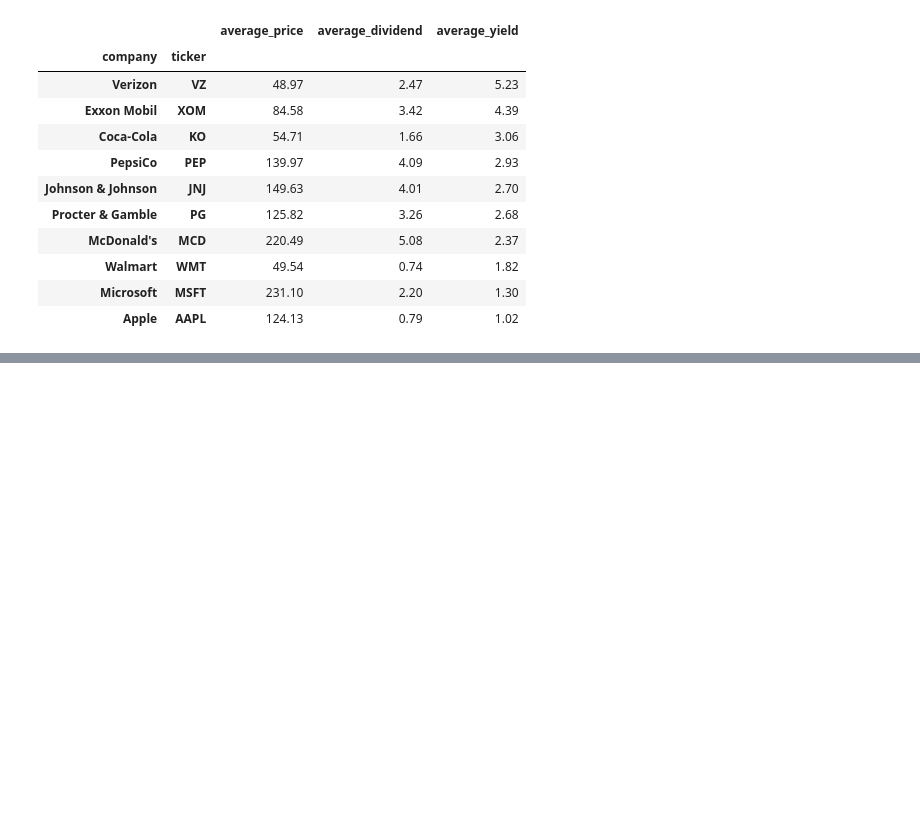
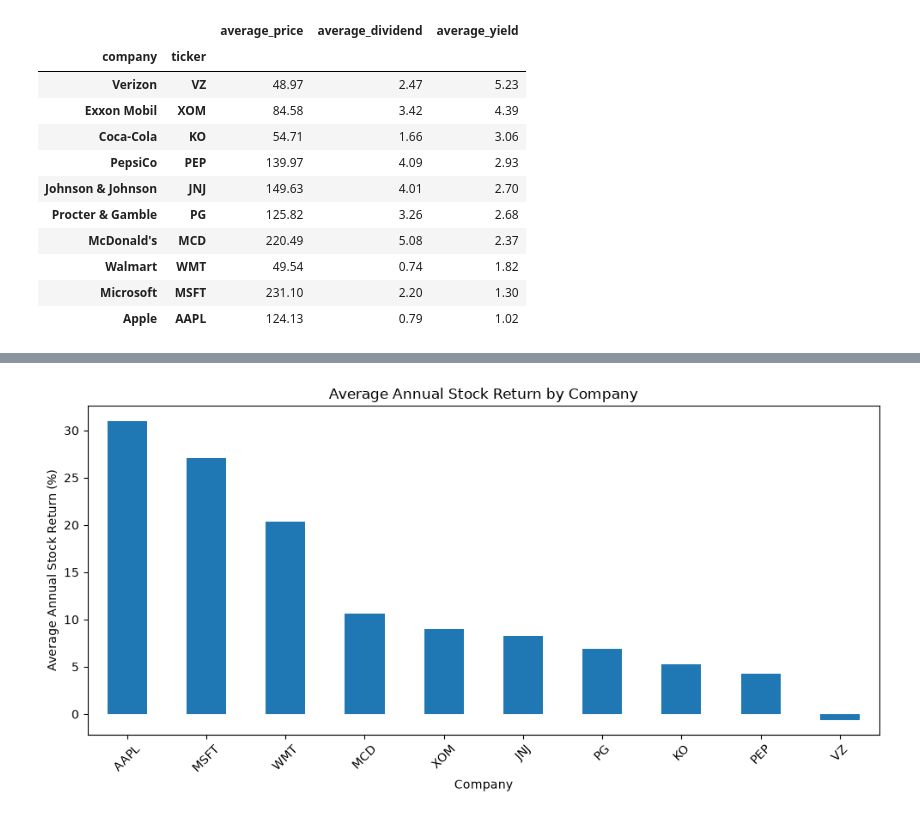
Before and after one commit to Jenniskamboj/Dividend-Puzzle-Analyzer, a Jupyter notebook: notebooks/01_data_understanding.ipynb, the cells around one changed output, grey strips where cells are left out. Cells and saved outputs as stored; diff of their text form; code cells hidden in the pictures; blank space fills up the shorter version.

```diff
--- a/notebooks/01_data_understanding.ipynb
+++ b/notebooks/01_data_understanding.ipynb
@@ -1096,0 +1296,14 @@ company_summary.to_csv(
+# %%
+average_stock_return.plot(
+    kind="bar",
+    figsize=(10, 5)
+)
+
+plt.title("Average Annual Stock Return by Company")
+plt.xlabel("Company")
+plt.ylabel("Average Annual Stock Return (%)")
+plt.xticks(rotation=45)
+plt.tight_layout()
+plt.show()
+# %% [output]
+[figure, added]
```
Also changed, not shown: parts of 29 cells of this notebook, 4 other files.
